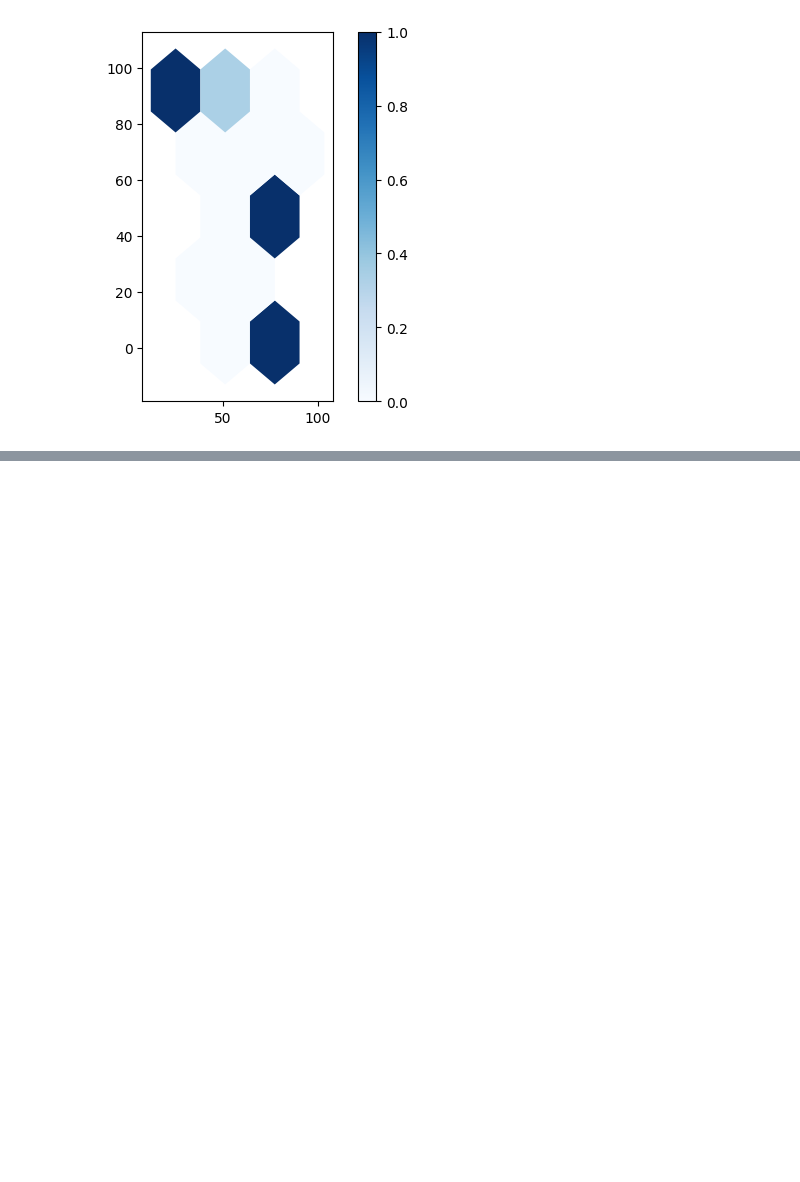
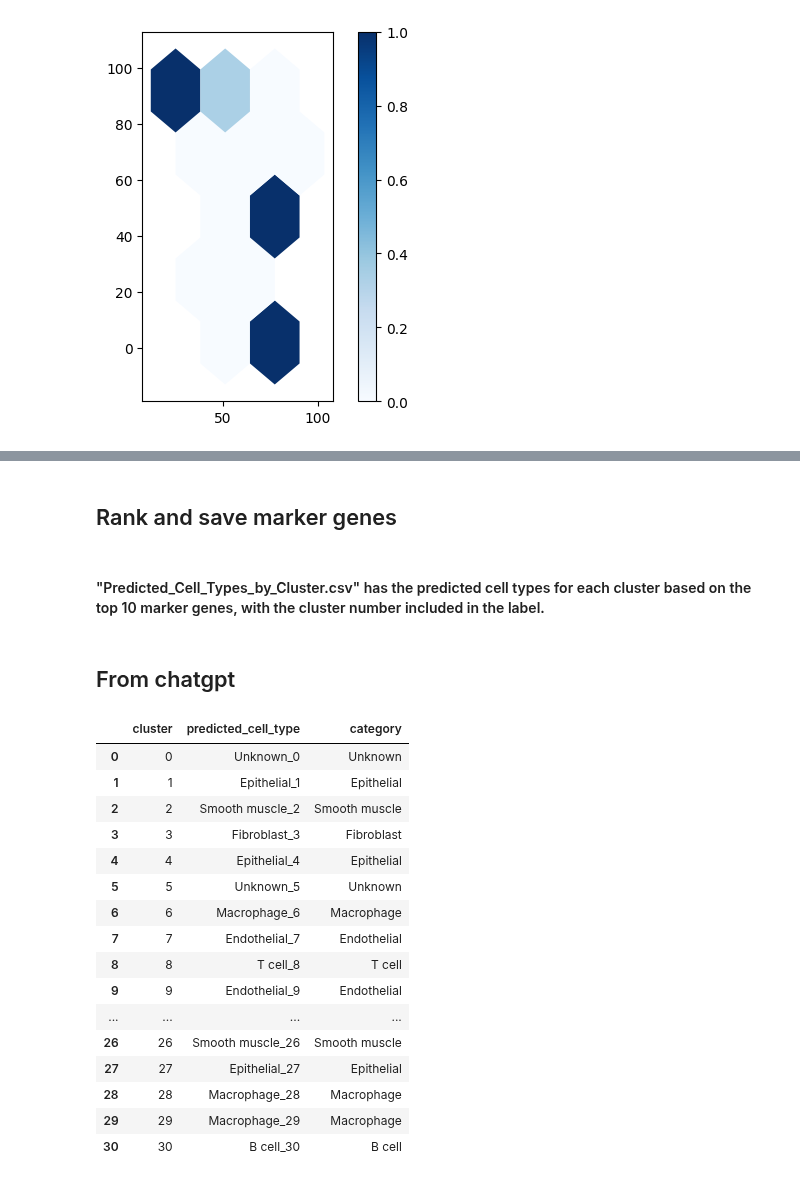
Before and after one commit to broadinstitute/celldega, a Jupyter notebook: notebooks/niche_clustering.ipynb, the cells around one changed output, grey strips where cells are left out. Saved outputs shown, nothing was run; the diff lists cells and outputs as text; code cells hidden in the pictures; blank space fills up the shorter version.

```diff
--- a/notebooks/niche_clustering.ipynb
+++ b/notebooks/niche_clustering.ipynb
@@ -119,0 +199,2 @@ plot_hex_clusters(gdf_hex, gdf_niche)
+# %% [markdown]
+## Rank and save marker genes
@@ -119,0 +208,2 @@ plot_hex_clusters(gdf_hex, gdf_niche)
+# %% [markdown]
+#### "Predicted_Cell_Types_by_Cluster.csv" has the predicted cell types for each cluster based on the top 10 marker genes, with the cluster number included in the label.
@@ -119,0 +212,25 @@ plot_hex_clusters(gdf_hex, gdf_niche)
+# %% [markdown]
+## From chatgpt
+# %%
+pred_cell_types_df = pd.read_csv("data/xenium_data/Predicted_Cell_Types_by_Cluster.csv")
+pred_cell_types_df.drop(['Unnamed: 0'], axis=1, inplace=True)
+pred_cell_types_df["category"] = pred_cell_types_df["predicted_cell_type"].str.split("_").str[0]
+pred_cell_types_df
+# %% [output]
+|  | cluster | predicted_cell_type | category |
+| 0 | 0 | Unknown_0 | Unknown |
+| 1 | 1 | Epithelial_1 | Epithelial |
+| 2 | 2 | Smooth muscle_2 | Smooth muscle |
+| 3 | 3 | Fibroblast_3 | Fibroblast |
+| 4 | 4 | Epithelial_4 | Epithelial |
+| 5 | 5 | Unknown_5 | Unknown |
+| 6 | 6 | Macrophage_6 | Macrophage |
+| 7 | 7 | Endothelial_7 | Endothelial |
+| 8 | 8 | T cell_8 | T cell |
+| 9 | 9 | Endothelial_9 | Endothelial |
+| ... | ... | ... | ... |
+| 26 | 26 | Smooth muscle_26 | Smooth muscle |
+| 27 | 27 | Epithelial_27 | Epithelial |
+| 28 | 28 | Macrophage_28 | Macrophage |
+| 29 | 29 | Macrophage_29 | Macrophage |
+| 30 | 30 | B cell_30 | B cell |
```
Also changed, not shown: parts of 35 cells of this notebook, 1 other file.
